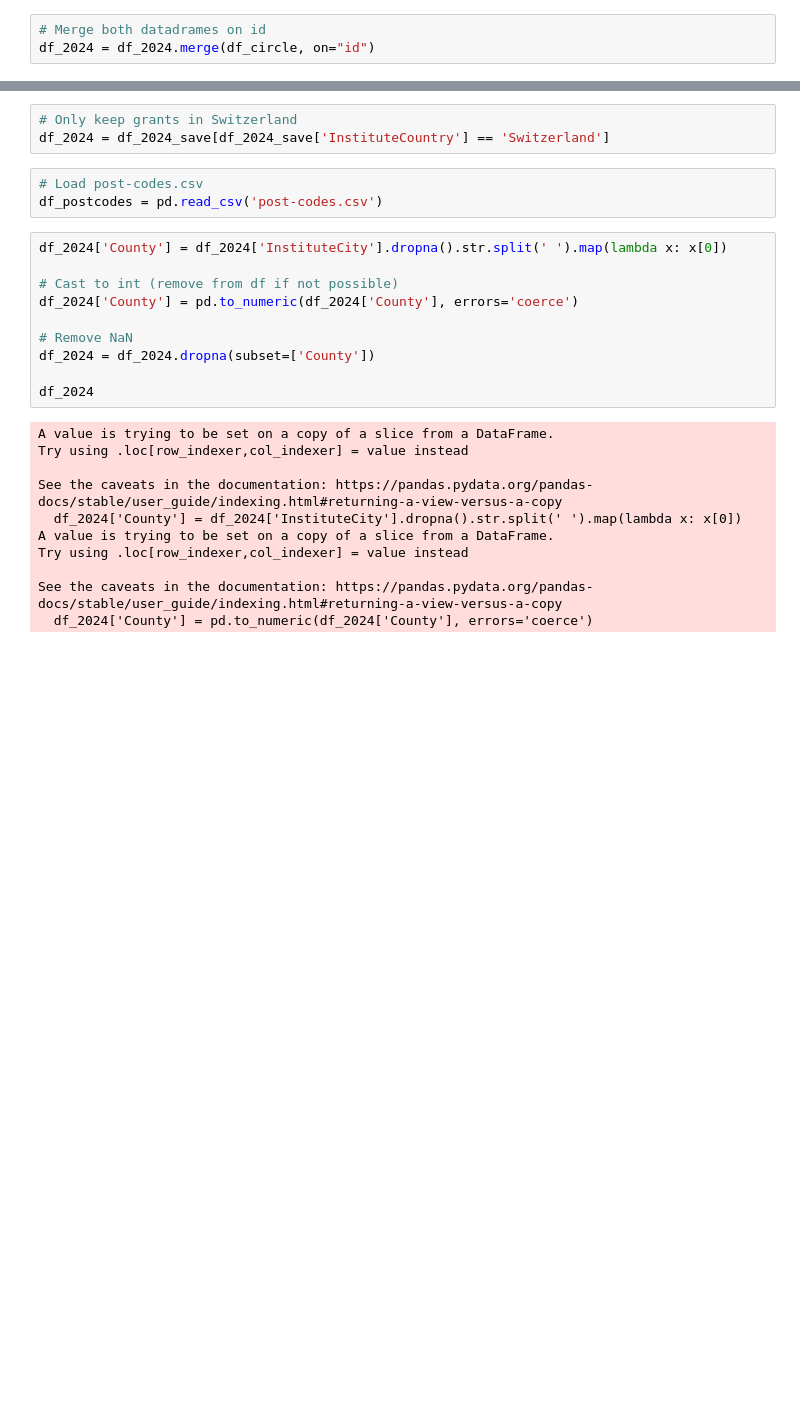
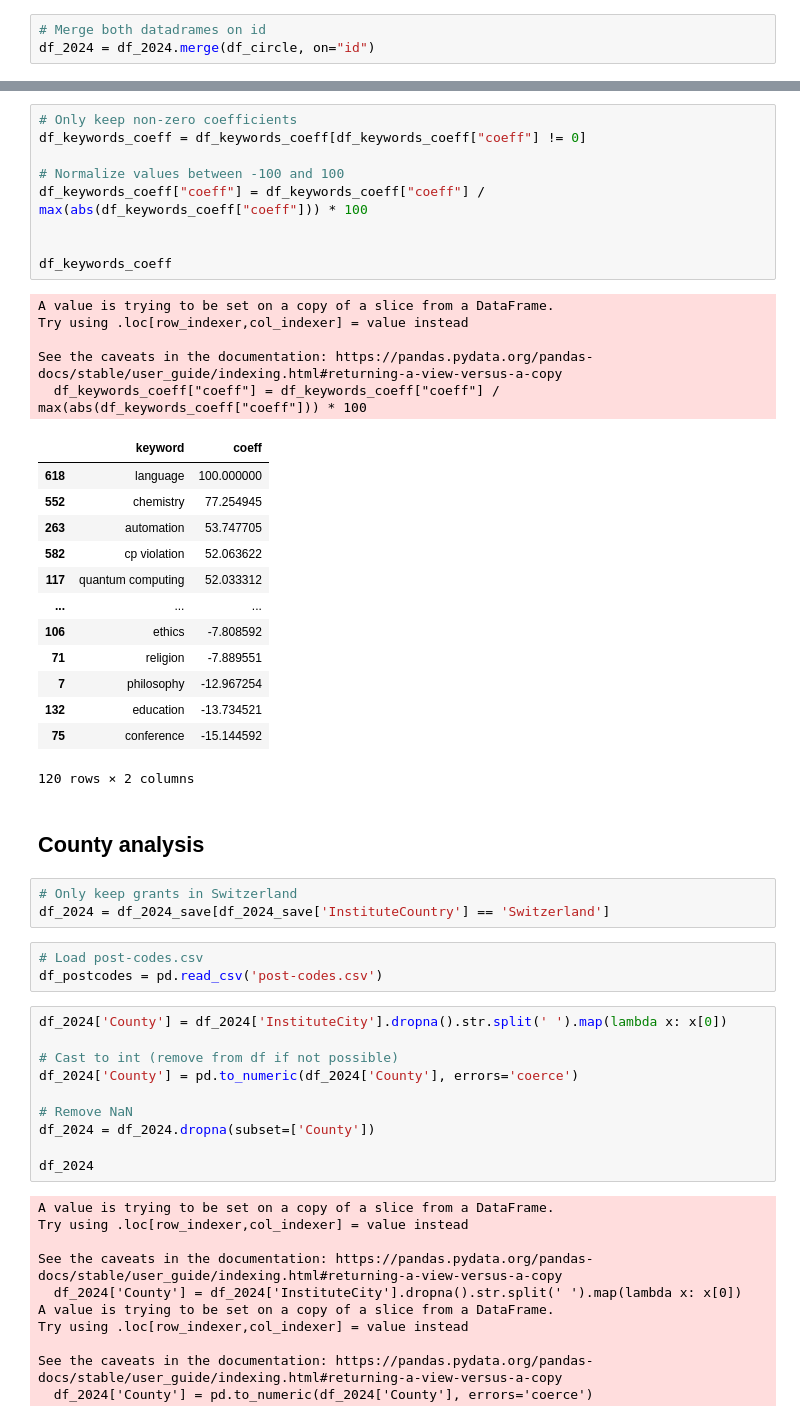
Before and after one commit to ColasDroin/wrangling_snsf, a Jupyter notebook: analysis.ipynb, the cells around one changed output, grey strips where cells are left out. Saved outputs shown, nothing was run; the diff lists cells and outputs as text; blank space fills up the shorter version.

```diff
--- a/analysis.ipynb
+++ b/analysis.ipynb
@@ -145,3 +373,33 @@ df_2024.to_json('../app/public/data/grant_2024.json', orient='records')
+# %%
+# Only keep non-zero coefficients
+df_keywords_coeff = df_keywords_coeff[df_keywords_coeff["coeff"] != 0]
+
+# Normalize values between -100 and 100
+df_keywords_coeff["coeff"] = df_keywords_coeff["coeff"] / max(abs(df_keywords_coeff["coeff"])) * 100
+
+
+df_keywords_coeff
+# %% [output]
+A value is trying to be set on a copy of a slice from a DataFrame.
+Try using .loc[row_indexer,col_indexer] = value instead
+
+See the caveats in the documentation: https://pandas.pydata.org/pandas-docs/stable/user_guide/indexing.html#returning-a-view-versus-a-copy
+  df_keywords_coeff["coeff"] = df_keywords_coeff["coeff"] / max(abs(df_keywords_coeff["coeff"])) * 100
+|  | keyword | coeff |
+| 618 | language | 100.000000 |
+| 552 | chemistry | 77.254945 |
+| 263 | automation | 53.747705 |
+| 582 | cp violation | 52.063622 |
+| 117 | quantum computing | 52.033312 |
+| ... | ... | ... |
+| 106 | ethics | -7.808592 |
+| 71 | religion | -7.889551 |
+| 7 | philosophy | -12.967254 |
+| 132 | education | -13.734521 |
+| 75 | conference | -15.144592 |
+120 rows × 2 columns
+# %% [markdown]
+## County analysis
 # %%
 # Only keep grants in Switzerland
 df_2024 = df_2024_save[df_2024_save['InstituteCountry'] == 'Switzerland']
```
Also changed, not shown: parts of 25 cells of this notebook.
